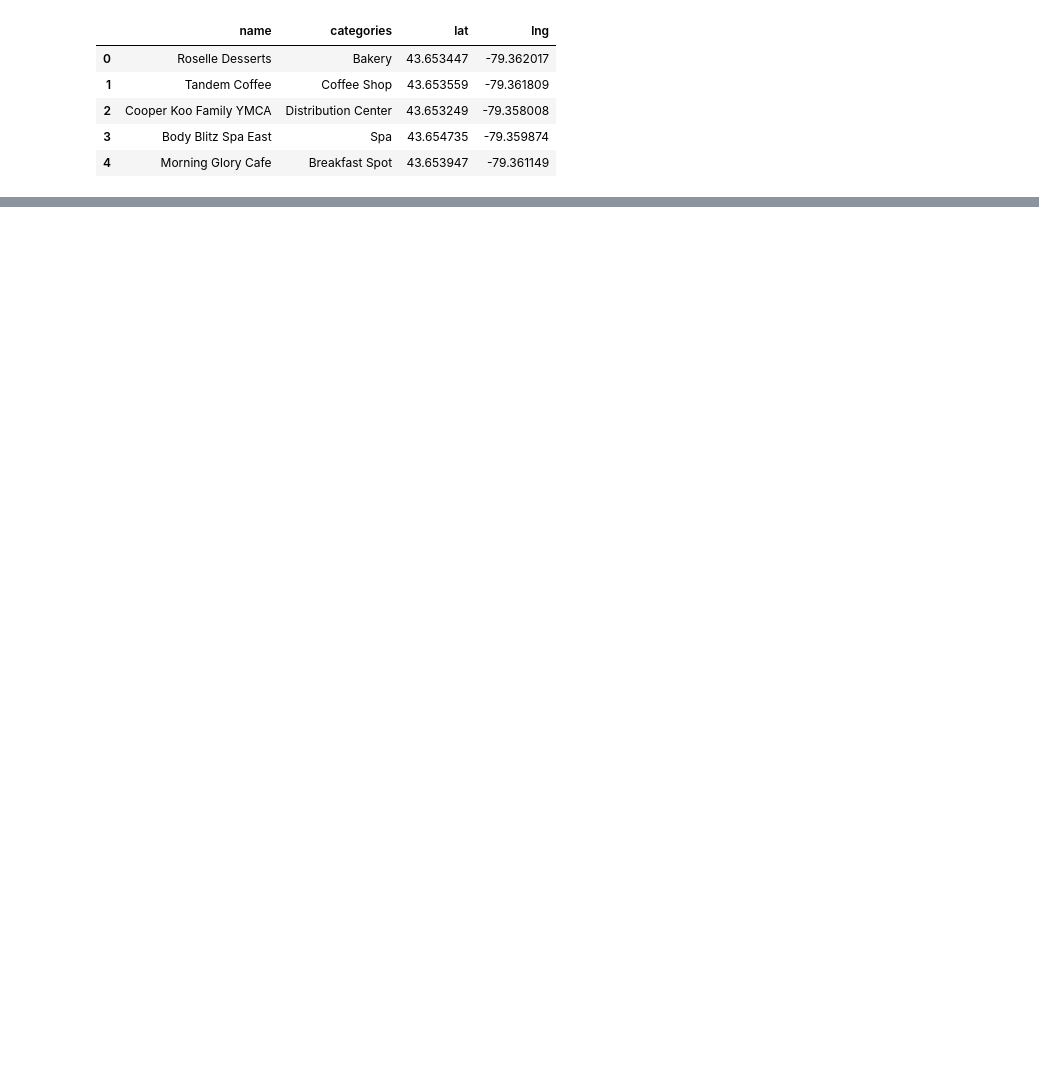
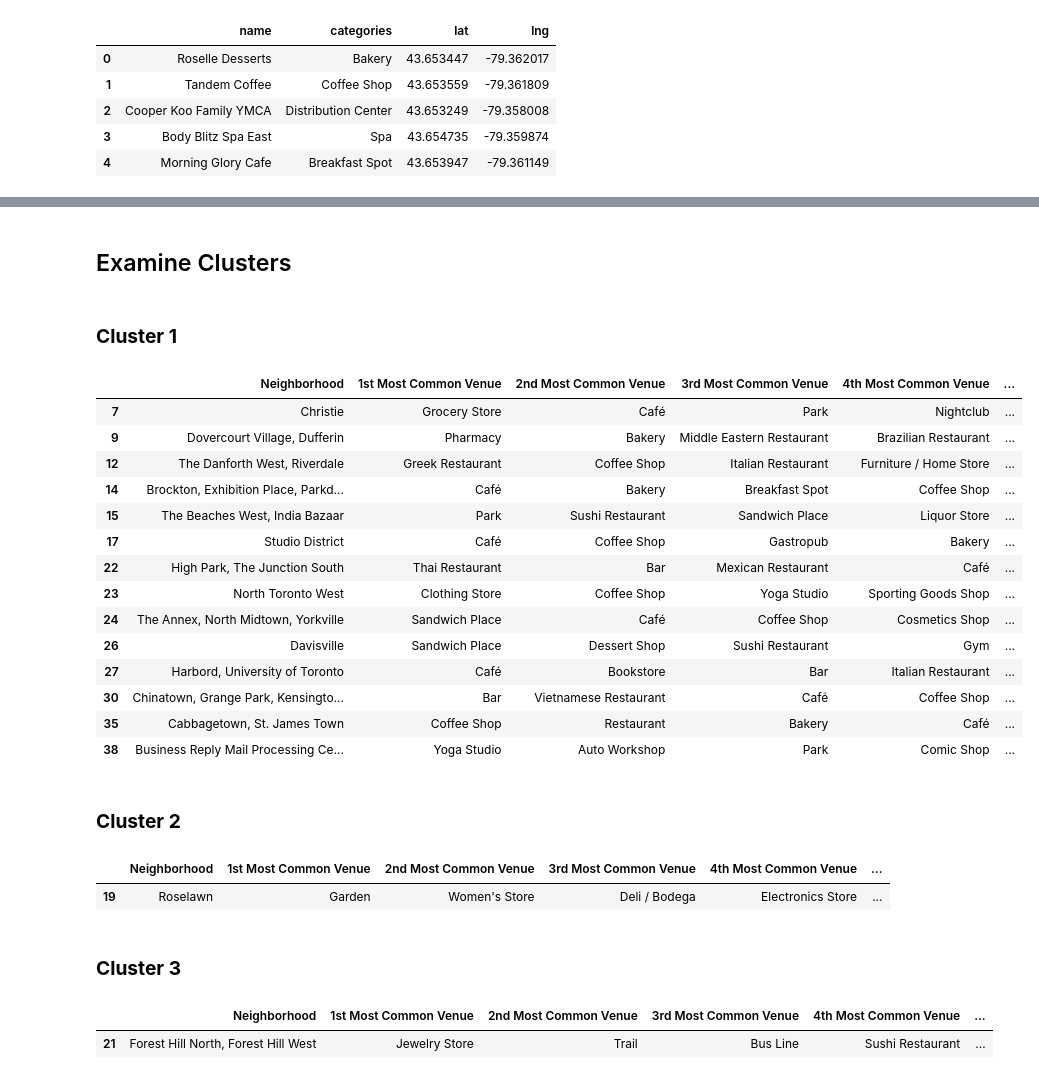
Before and after one commit to rfphoenix/ML_Capstone, a Jupyter notebook: ML_Capstone.ipynb, the cells around one changed output, grey strips where cells are left out. Drawn from its saved outputs; the diff is of its cells as text; code cells hidden in the pictures; blank space fills up the shorter version.

```diff
--- a/ML_Capstone.ipynb
+++ b/ML_Capstone.ipynb
@@ -298,0 +592,36 @@ print('{} venues were returned by Foursquare'.format(nearby_venues.shape[0]))
+# %% [markdown]
+## Examine Clusters
+# %% [markdown]
+### **Cluster 1**
+# %%
+toronto_merged.loc[toronto_merged['Cluster Labels'] == 0, toronto_merged.columns[[2] + list(range(6, toronto_merged.shape[1]))]]
+# %% [output]
+|  | Neighborhood | 1st Most Common Venue | 2nd Most Common Venue | 3rd Most Common Venue | 4th Most Common Venue | ... |
+| 7 | Christie | Grocery Store | Café | Park | Nightclub | ... |
+| 9 | Dovercourt Village, Dufferin | Pharmacy | Bakery | Middle Eastern Restaurant | Brazilian Restaurant | ... |
+| 12 | The Danforth West, Riverdale | Greek Restaurant | Coffee Shop | Italian Restaurant | Furniture / Home Store | ... |
+| 14 | Brockton, Exhibition Place, Parkd... | Café | Bakery | Breakfast Spot | Coffee Shop | ... |
+| 15 | The Beaches West, India Bazaar | Park | Sushi Restaurant | Sandwich Place | Liquor Store | ... |
+| 17 | Studio District | Café | Coffee Shop | Gastropub | Bakery | ... |
+| 22 | High Park, The Junction South | Thai Restaurant | Bar | Mexican Restaurant | Café | ... |
+| 23 | North Toronto West | Clothing Store | Coffee Shop | Yoga Studio | Sporting Goods Shop | ... |
+| 24 | The Annex, North Midtown, Yorkville | Sandwich Place | Café | Coffee Shop | Cosmetics Shop | ... |
+| 26 | Davisville | Sandwich Place | Dessert Shop | Sushi Restaurant | Gym | ... |
+| 27 | Harbord, University of Toronto | Café | Bookstore | Bar | Italian Restaurant | ... |
+| 30 | Chinatown, Grange Park, Kensingto... | Bar | Vietnamese Restaurant | Café | Coffee Shop | ... |
+| 35 | Cabbagetown, St. James Town | Coffee Shop | Restaurant | Bakery | Café | ... |
+| 38 | Business Reply Mail Processing Ce... | Yoga Studio | Auto Workshop | Park | Comic Shop | ... |
+# %% [markdown]
+### **Cluster 2**
+# %%
+toronto_merged.loc[toronto_merged['Cluster Labels'] == 1, toronto_merged.columns[[2] + list(range(6, toronto_merged.shape[1]))]]
+# %% [output]
+|  | Neighborhood | 1st Most Common Venue | 2nd Most Common Venue | 3rd Most Common Venue | 4th Most Common Venue | ... |
+| 19 | Roselawn | Garden | Women's Store | Deli / Bodega | Electronics Store | ... |
+# %% [markdown]
+### **Cluster 3**
+# %%
+toronto_merged.loc[toronto_merged['Cluster Labels'] == 2, toronto_merged.columns[[2] + list(range(6, toronto_merged.shape[1]))]]
+# %% [output]
+|  | Neighborhood | 1st Most Common Venue | 2nd Most Common Venue | 3rd Most Common Venue | 4th Most Common Venue | ... |
+| 21 | Forest Hill North, Forest Hill West | Jewelry Store | Trail | Bus Line | Sushi Restaurant | ... |
```
Also changed, not shown: parts of 38 cells of this notebook.
